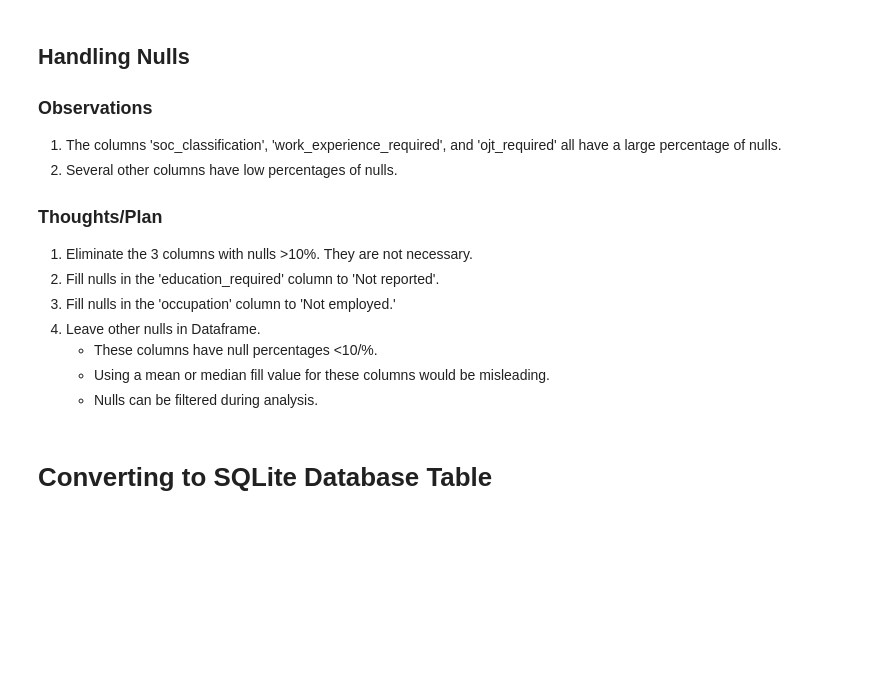
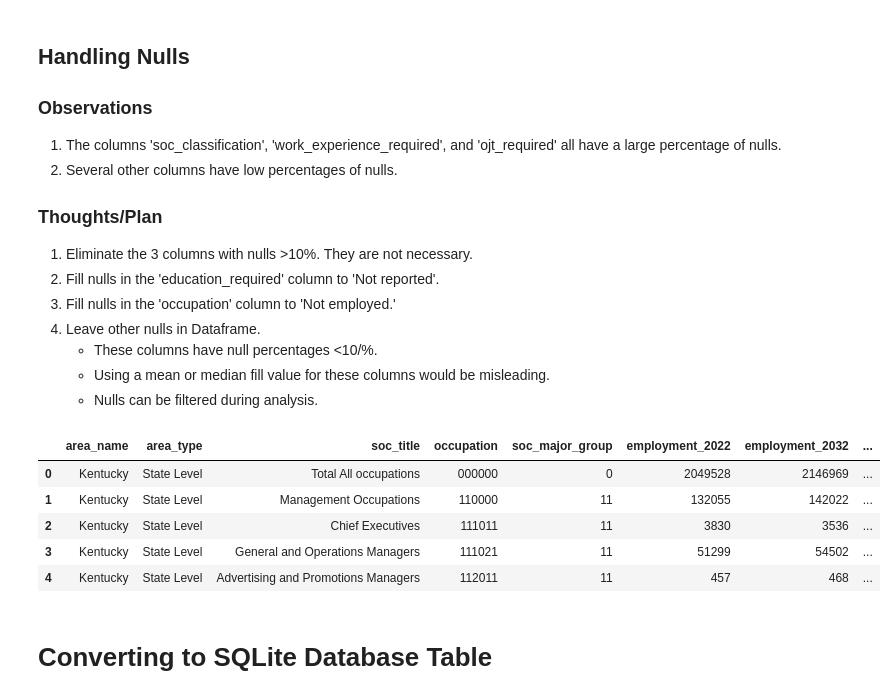
Before and after one commit to ashley-skidmore/prison_to_profession, a Jupyter notebook: notebooks/oo_cleaning.ipynb, the cells around one changed output. Cells and saved outputs as stored; diff of their text form; code cells hidden in the pictures; blank space fills up the shorter version.

```diff
--- a/notebooks/oo_cleaning.ipynb
+++ b/notebooks/oo_cleaning.ipynb
@@ -101,6 +101,15 @@ df["education_required"] = df["education_required"].fillna("Not reported")
 #For later merging, I need this column to be a string.
 df['occupation'] = df['occupation'].astype(str).str.zfill(6)
 df["occupation"] = df["occupation"].fillna("Not employed")
+# %%
+df.head()
+# %% [output]
+|  | area_name | area_type | soc_title | occupation | soc_major_group | employment_2022 | employment_2032 | ... |
+| 0 | Kentucky | State Level | Total All occupations | 000000 | 0 | 2049528 | 2146969 | ... |
+| 1 | Kentucky | State Level | Management Occupations | 110000 | 11 | 132055 | 142022 | ... |
+| 2 | Kentucky | State Level | Chief Executives | 111011 | 11 | 3830 | 3536 | ... |
+| 3 | Kentucky | State Level | General and Operations Managers | 111021 | 11 | 51299 | 54502 | ... |
+| 4 | Kentucky | State Level | Advertising and Promotions Managers | 112011 | 11 | 457 | 468 | ... |
 # %% [markdown]
 # Converting to SQLite Database Table
 # %%
```
Also changed, not shown: 7 other files.
